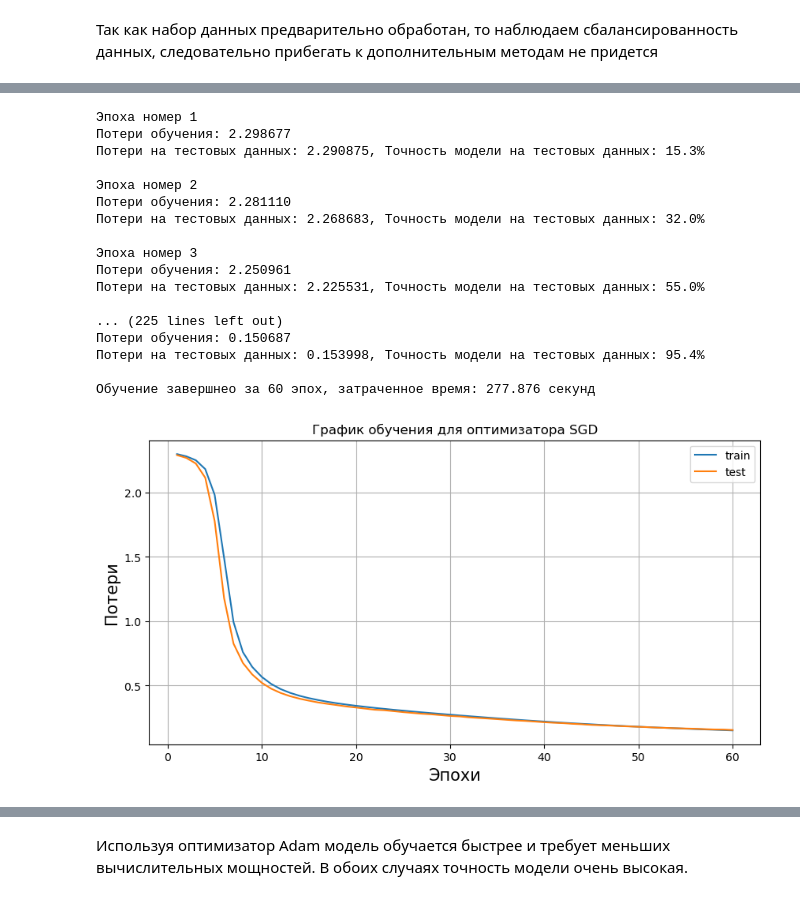
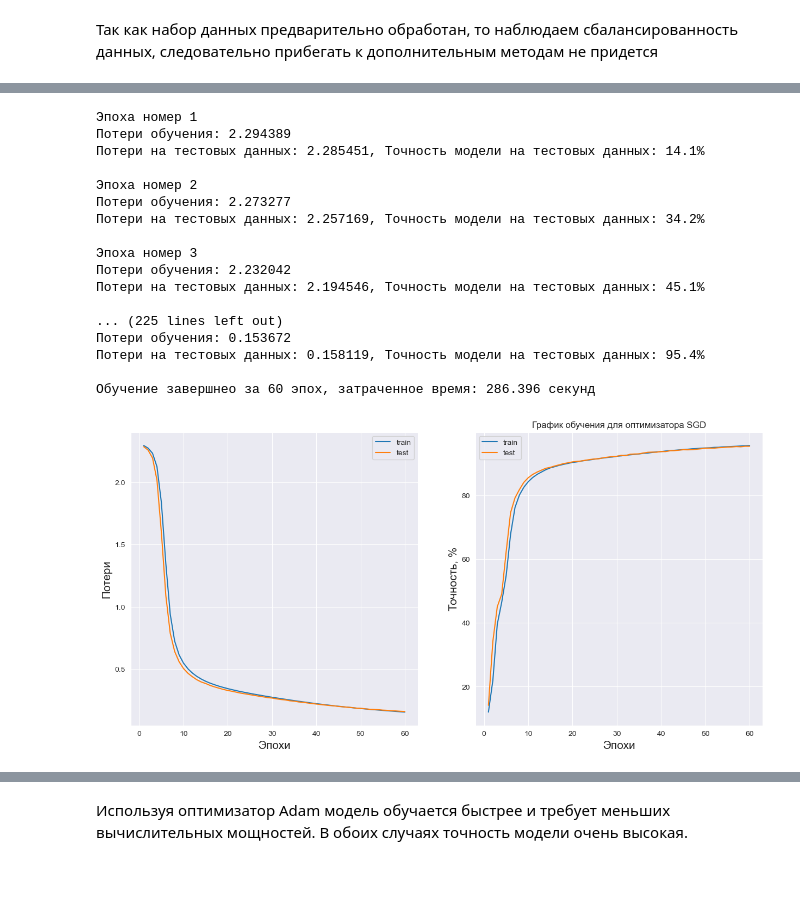
Before and after one commit to ex3del/Pad_jupiter, a Jupyter notebook: mnist.ipynb, the cells around one changed output, grey strips where cells are left out. Drawn from its saved outputs; the diff is of its cells as text; code cells hidden in the pictures.

```diff
--- a/mnist.ipynb
+++ b/mnist.ipynb
@@ -193,10 +200,11 @@ loss_function = nn.CrossEntropyLoss()
 optimizer = optim.SGD(model.parameters(), lr=learning_rate)
 # %%
 def train_loop(dataloader, model, loss_function, optimizer):
+    global cortrain
     num_batches = len(dataloader)
 
-    train_loss = 0
-
+    train_loss, corr_train = 0, 0
+    cortrain = []
     for imgs, labels in dataloader:
         # предсказание и расчет потерь
         pred = model(imgs.to(device))
@@ -208,7 +216,10 @@ def train_loop(dataloader, model, loss_function, optimizer):
         optimizer.step()
 
         train_loss += loss.item()
-
+        corr_train += (
+                (pred.argmax(1) == labels.to(device)).type(torch.float).sum().item()
+            )
+    cortrain = corr_train* 100
     train_loss /= num_batches
     print(f"Потери обучения: {train_loss:>8f}")
 
@@ -216,11 +227,12 @@ def train_loop(dataloader, model, loss_function, optimizer):
 
 
 def test_loop(dataloader, model, loss_function):
+    global cortest
     size = len(dataloader.dataset)
     num_batches = len(dataloader)
 
     test_loss, correct = 0, 0
-
+    cortest = []
     with torch.no_grad():
         for imgs, labels in dataloader:
             # Compute prediction and loss
@@ -231,7 +243,7 @@ def test_loop(dataloader, model, loss_function):
             correct += (
                 (pred.argmax(1) == labels.to(device)).type(torch.float).sum().item()
             )
-
+    cortest = correct * 100
     test_loss /= num_batches
     correct /= size
     print(f"Потери на тестовых данных: {test_loss:>8f}, Точность модели на тестовых данных: {(100*correct):>0.1f}% \n")
@@ -242,44 +254,58 @@ def test_loop(dataloader, model, loss_function):
 loss_history = {"train": [], "test": []}
 start_time = time.time()
 num_epochs = 60
+cor_test = []
+cor_train = []
 for i in range(num_epochs):
     print(f"Эпоха номер {i+1}")
     train_loss = train_loop(train_dataloader, model, loss_function, optimizer)
     test_loss = test_loop(test_dataloader, model, loss_function)
-
+    cor_test.append(cortest)
+    cor_train.append(cortrain)
     loss_history["train"].append(train_loss)
     loss_history["test"].append(test_loss)
 print(f"Обучение завершнео за {num_epochs} эпох, затраченное время: {round(time.time() - start_time, 3)} секунд")
 # %% [output]
 Эпоха номер 1
-Потери обучения: 2.298677
-Потери на тестовых данных: 2.290875, Точность модели на тестовых данных: 15.3%
+Потери обучения: 2.294389
+Потери на тестовых данных: 2.285451, Точность модели на тестовых данных: 14.1%
 
 Эпоха номер 2
-Потери обучения: 2.281110
-Потери на тестовых данных: 2.268683, Точность модели на тестовых данных: 32.0%
+Потери обучения: 2.273277
+Потери на тестовых данных: 2.257169, Точность модели на тестовых данных: 34.2%
 
 Эпоха номер 3
-Потери обучения: 2.250961
-Потери на тестовых данных: 2.225531, Точность модели на тестовых данных: 55.0%
+Потери обучения: 2.232042
+Потери на тестовых данных: 2.194546, Точность модели на тестовых данных: 45.1%
 
 ... (225 lines left out)
-Потери обучения: 0.150687
-Потери на тестовых данных: 0.153998, Точность модели на тестовых данных: 95.4%
+Потери обучения: 0.153672
+Потери на тестовых данных: 0.158119, Точность модели на тестовых данных: 95.4%
 
-Обучение завершнео за 60 эпох, затраченное время: 277.876 секунд
+Обучение завершнео за 60 эпох, затраченное время: 286.396 секунд
+# %%
+cor_test_g = [x / 10000 for x in cor_test]
+cor_train_g = [x / 60000 for x in cor_train]
 # %%
-plt.figure(figsize=(10, 5))
+plt.figure(figsize=(15, 7))
+plt.subplot(1, 2, 1)
 plt.plot(range(1, num_epochs + 1), loss_history["train"], label="train")
 plt.plot(range(1, num_epochs + 1), loss_history["test"], label="test")
 plt.xlabel("Эпохи", fontsize=15)
 plt.ylabel("Потери", fontsize=15)
+plt.title("График зависимости Accuracy от кол-ва эпох")
 plt.legend()
-plt.grid()
+plt.subplot(1, 2, 2)
+plt.plot(range(1, num_epochs + 1), cor_train_g, label="train")
+plt.plot(range(1, num_epochs + 1), cor_test_g, label="test")
+plt.xlabel("Эпохи", fontsize=15)
+plt.ylabel("Точность, %", fontsize=15)
+plt.legend()
 plt.title("График обучения для оптимизатора SGD")
+plt.grid
 plt.show()
 # %% [output]
-[figure, old version]
+[figure, new version]
 # %%
 class NeuralNetwork(nn.Module):
     def __init__(self, activation=nn.ReLU()):
```
Also changed, not shown: parts of 37 cells of this notebook, 4 other files.
